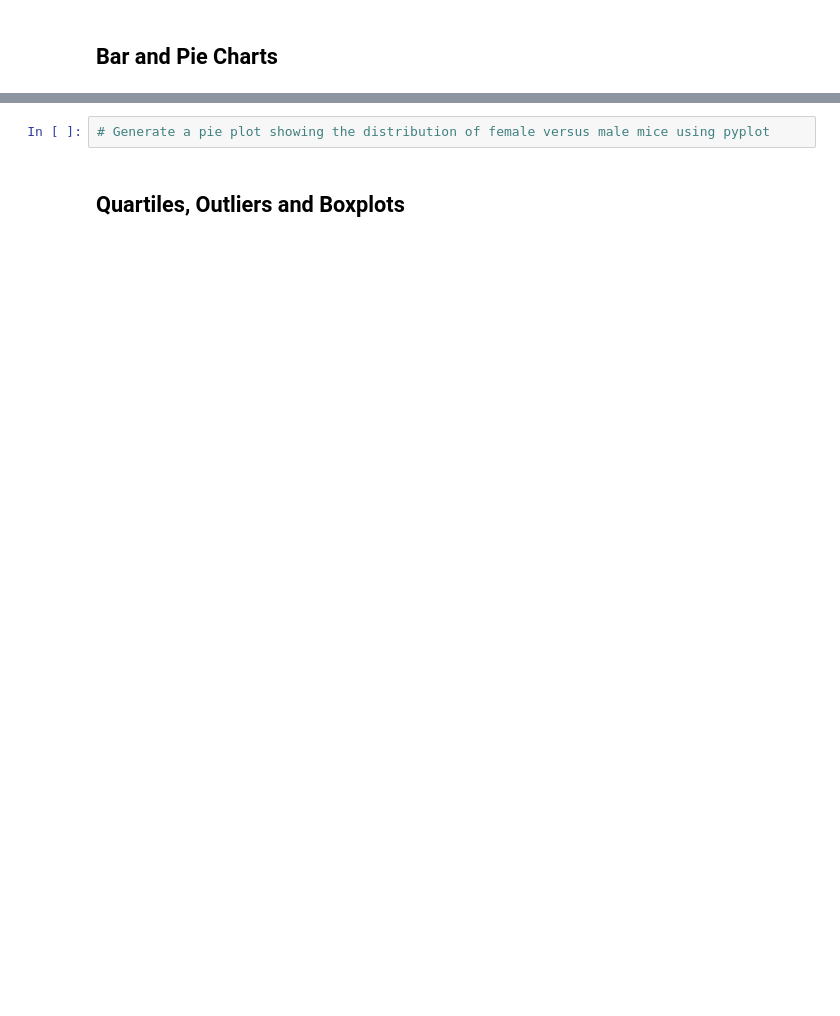
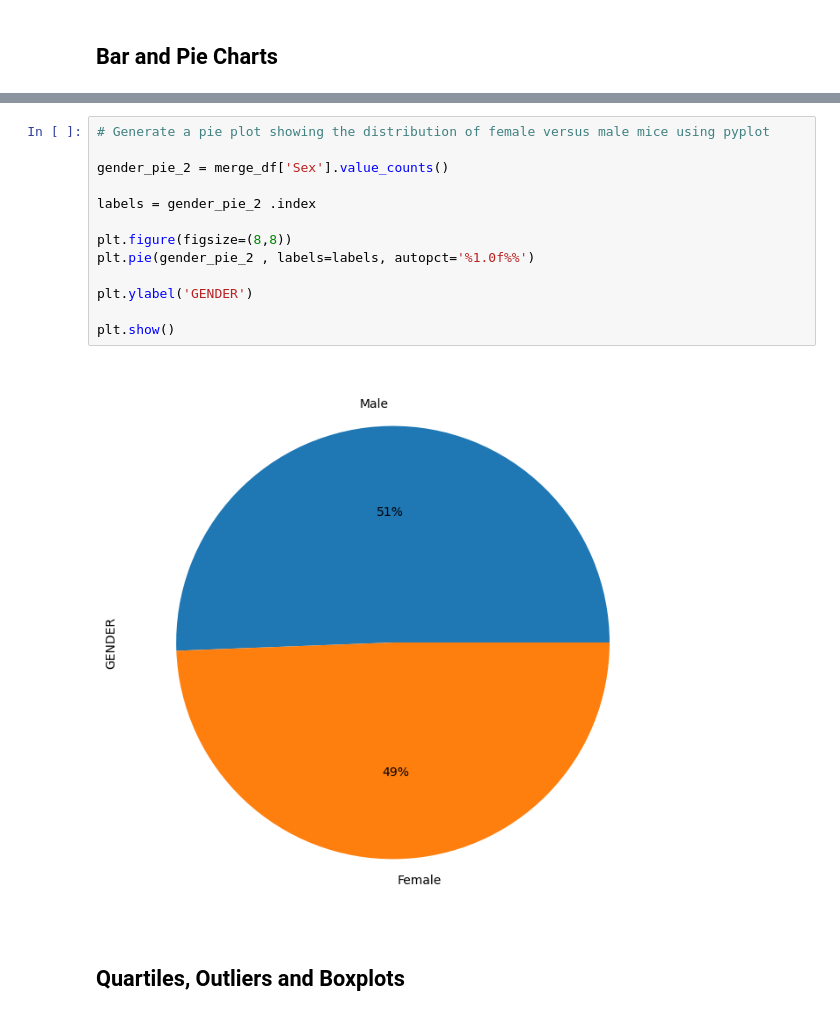
Before and after one commit to santiagoldv/challengemodule5, a Jupyter notebook: Pymaceuticals/pymaceuticals_starter.ipynb, the cells around one changed output, grey strips where cells are left out. Drawn from its saved outputs; the diff is of its cells as text; blank space fills up the shorter version.

```diff
--- a/Pymaceuticals/pymaceuticals_starter.ipynb
+++ b/Pymaceuticals/pymaceuticals_starter.ipynb
@@ -152,5 +194,18 @@ summary_statistics
 # %%
 # Generate a pie plot showing the distribution of female versus male mice using pyplot
+
+gender_pie_2 = merge_df['Sex'].value_counts()
+
+labels = gender_pie_2 .index
+
+plt.figure(figsize=(8,8))
+plt.pie(gender_pie_2 , labels=labels, autopct='%1.0f%%')
+
+plt.ylabel('GENDER')
+
+plt.show()
+# %% [output]
+[figure, added]
 # %% [markdown]
 ## Quartiles, Outliers and Boxplots
 # %%
```
Also changed, not shown: parts of 13 cells of this notebook.
